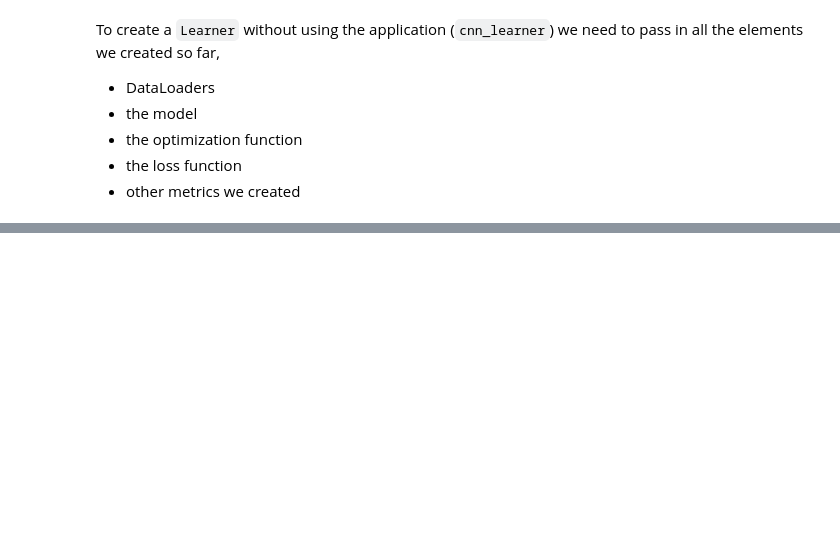
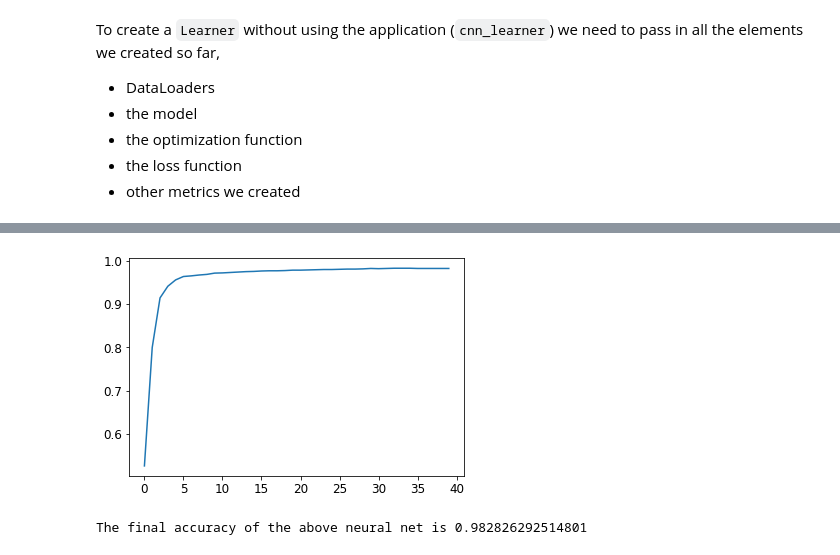
Before and after one commit to ashikshafi08/Learning-Fastai, a Jupyter notebook: Underhood_the_classifier.ipynb, the cells around one changed output, grey strips where cells are left out. Drawn from its saved outputs; the diff is of its cells as text; code cells hidden in the pictures; blank space fills up the shorter version.

```diff
--- a/Underhood_the_classifier.ipynb
+++ b/Underhood_the_classifier.ipynb
@@ -1463,0 +1514,8 @@ learn.fit(10 , lr = lr)  #(10 epochs , lr = 1.0)
+# %%
+# Using Pytorch writing simple_net
+
+simple_net = nn.Sequential(
+    nn.Linear(28*28 , 30), # linear
+    nn.ReLU(), # non - linear
+    nn.Linear(30 , 1)
+)
@@ -1463,0 +1530,6 @@ learn.fit(10 , lr = lr)  #(10 epochs , lr = 1.0)
+# %%
+# Using our simple net fittin the model
+
+learn = Learner(dls , simple_net , opt_func=SGD , loss_func=mnist_loss ,
+                metrics = batch_accuracy)
+learn.fit(40 , 0.1)
@@ -1463,0 +1554,13 @@ learn.fit(10 , lr = lr)  #(10 epochs , lr = 1.0)
+# %%
+# From the learn.recorder we are making use of those attributes
+
+plt.plot(L(learn.recorder.values).itemgot(2));
+# %% [output]
+[figure, added]
+# %%
+# Printing out the final accuracy
+
+final_acc = learn.recorder.values[-1][2]
+print(f'The final accuracy of the above neural net is {final_acc}')
+# %% [output]
+The final accuracy of the above neural net is 0.982826292514801
```
Also changed, not shown: parts of 45 cells of this notebook.
